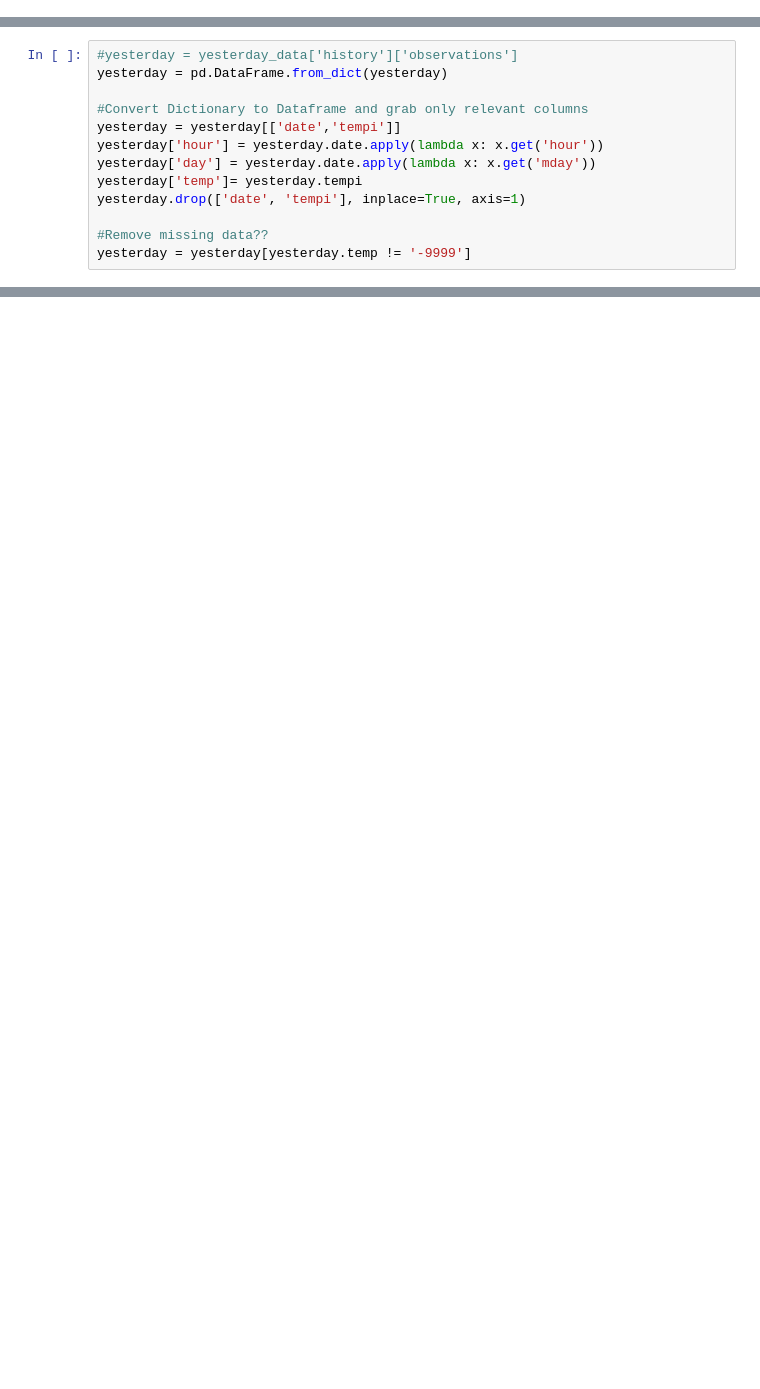
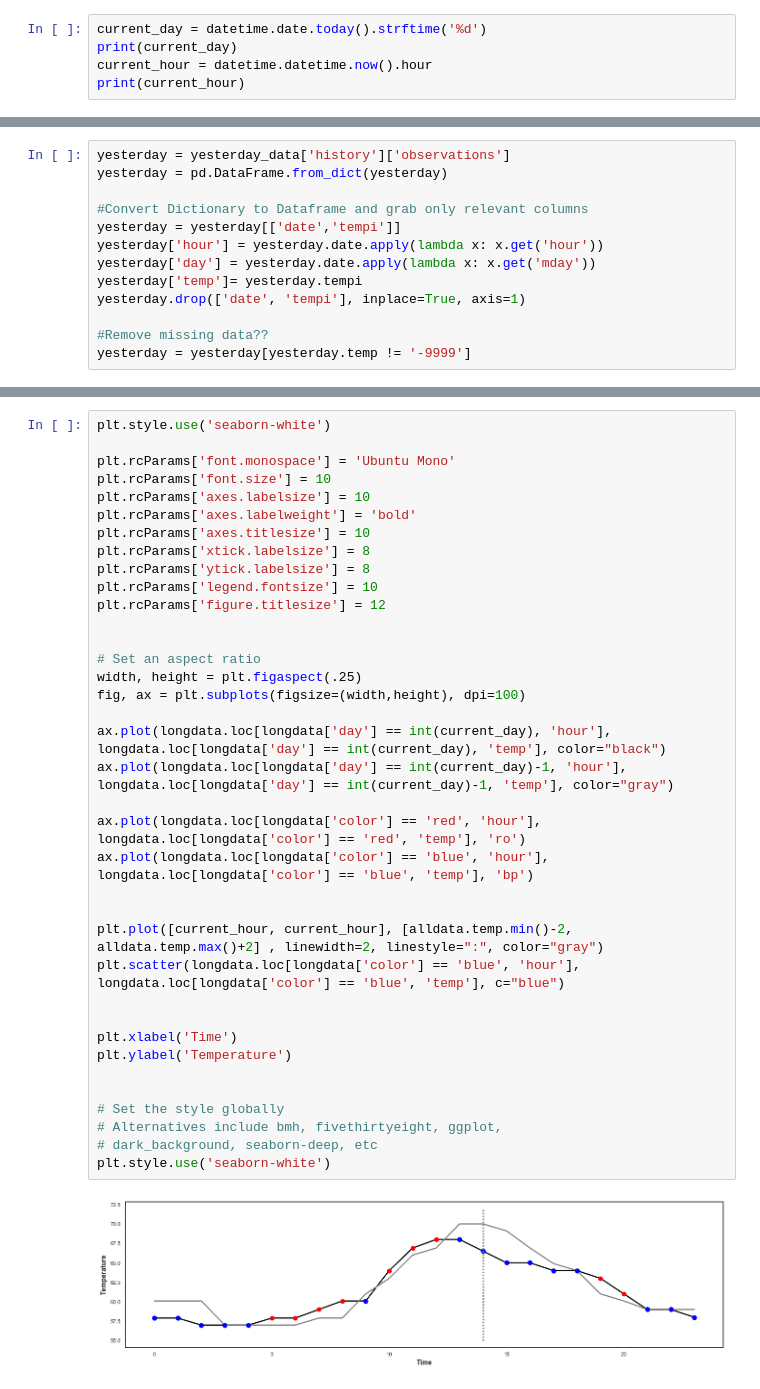
Before and after one commit to Marissa-Clark/CompareTemperatureToYesterday, a Jupyter notebook: Get_Compare_Temps.ipynb, the cells around one changed output, grey strips where cells are left out. Saved outputs shown, nothing was run; the diff lists cells and outputs as text; blank space fills up the shorter version.

```diff
--- a/Get_Compare_Temps.ipynb
+++ b/Get_Compare_Temps.ipynb
@@ -19,0 +26,5 @@ yesterday_data = requests.get(yesterday_URL).json()
+# %%
+current_day = datetime.date.today().strftime('%d')
+print(current_day)
+current_hour = datetime.datetime.now().hour
+print(current_hour)
@@ -54,5 +54,5 @@ print(forecast)
 # %%
-#yesterday = yesterday_data['history']['observations']
+yesterday = yesterday_data['history']['observations']
 yesterday = pd.DataFrame.from_dict(yesterday)
 
 #Convert Dictionary to Dataframe and grab only relevant columns
@@ -139,0 +123,39 @@ ax3.set_xlabel('x')
+# %%
+plt.style.use('seaborn-white')
+
+plt.rcParams['font.monospace'] = 'Ubuntu Mono'
+plt.rcParams['font.size'] = 10
+plt.rcParams['axes.labelsize'] = 10
+plt.rcParams['axes.labelweight'] = 'bold'
+plt.rcParams['axes.titlesize'] = 10
+plt.rcParams['xtick.labelsize'] = 8
+plt.rcParams['ytick.labelsize'] = 8
+plt.rcParams['legend.fontsize'] = 10
+plt.rcParams['figure.titlesize'] = 12
+
+
+# Set an aspect ratio
+width, height = plt.figaspect(.25)
+fig, ax = plt.subplots(figsize=(width,height), dpi=100)
+
+ax.plot(longdata.loc[longdata['day'] == int(current_day), 'hour'], longdata.loc[longdata['day'] == int(current_day), 'temp'], color="black")
+ax.plot(longdata.loc[longdata['day'] == int(current_day)-1, 'hour'], longdata.loc[longdata['day'] == int(current_day)-1, 'temp'], color="gray")
+
+ax.plot(longdata.loc[longdata['color'] == 'red', 'hour'], longdata.loc[longdata['color'] == 'red', 'temp'], 'ro')
+ax.plot(longdata.loc[longdata['color'] == 'blue', 'hour'], longdata.loc[longdata['color'] == 'blue', 'temp'], 'bp')
+
+
+plt.plot([current_hour, current_hour], [alldata.temp.min()-2, alldata.temp.max()+2] , linewidth=2, linestyle=":", color="gray")
+plt.scatter(longdata.loc[longdata['color'] == 'blue', 'hour'], longdata.loc[longdata['color'] == 'blue', 'temp'], c="blue")
+
+
+plt.xlabel('Time')
+plt.ylabel('Temperature')
+
+
+# Set the style globally
+# Alternatives include bmh, fivethirtyeight, ggplot,
+# dark_background, seaborn-deep, etc
+plt.style.use('seaborn-white')
+# %% [output]
+[figure, added]
```
Also changed, not shown: parts of 14 cells of this notebook.
